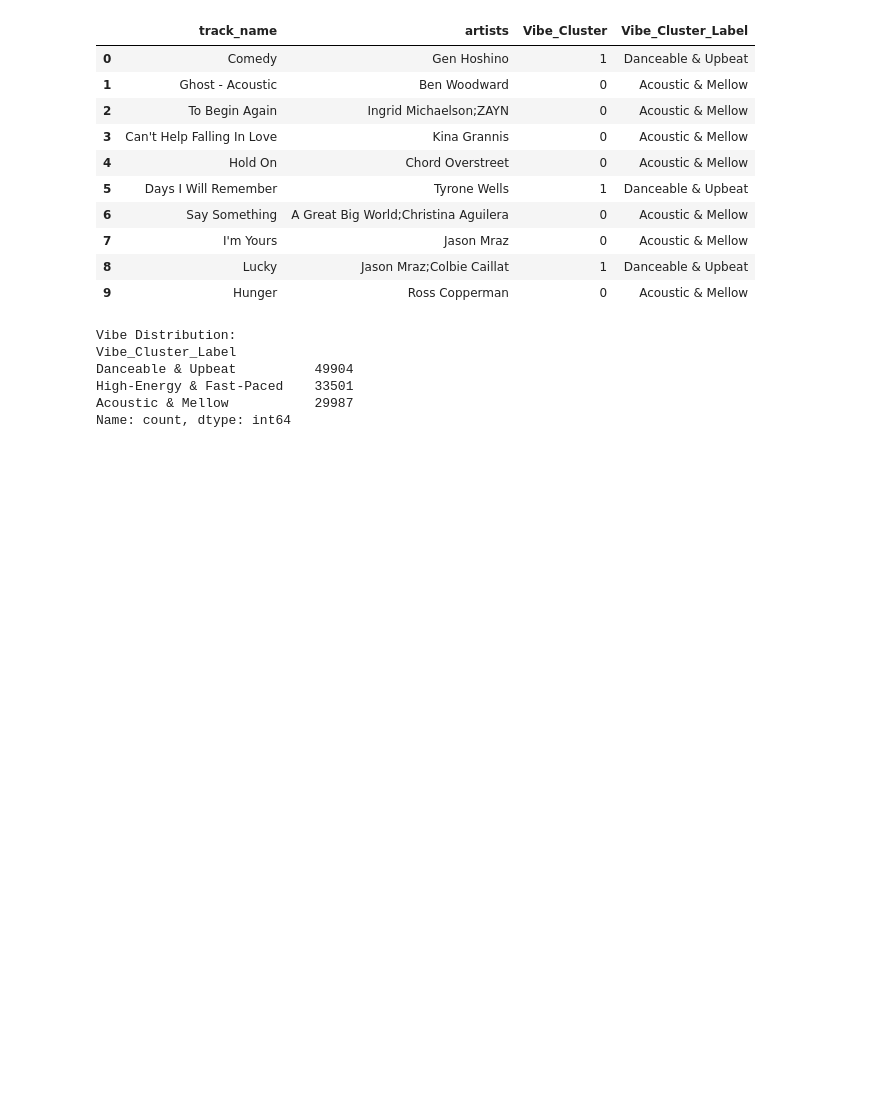
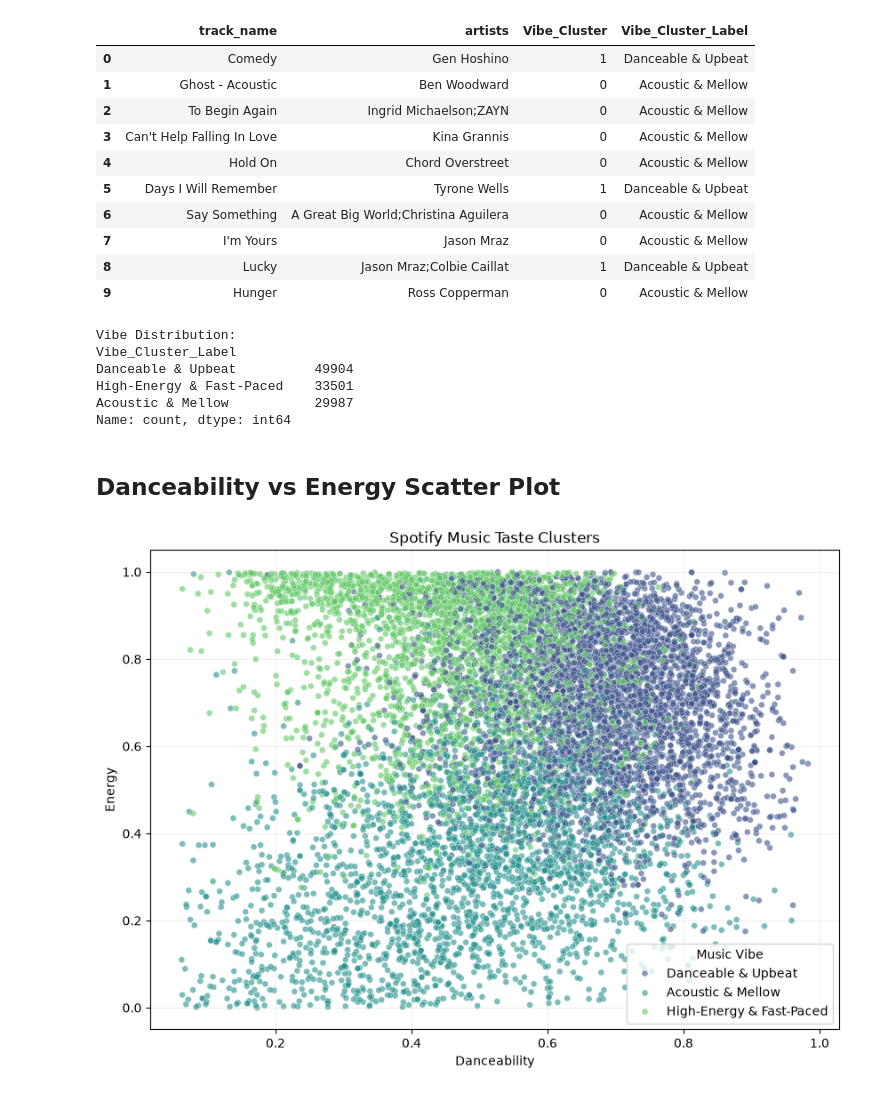
Before and after one commit to mdraihanmostafa746-coder/Spotify-Music-Taste-Clustering, a Jupyter notebook: notebooks/spotify_clustering.ipynb, the cells around one changed output. Drawn from its saved outputs; the diff is of its cells as text; code cells hidden in the pictures; blank space fills up the shorter version.

Commit message:
Build Spotify music clustering pipeline with KMeans

```diff
--- a/notebooks/spotify_clustering.ipynb
+++ b/notebooks/spotify_clustering.ipynb
@@ -482,3 +482,5 @@ Danceable & Upbeat          49904
 High-Energy & Fast-Paced    33501
 Acoustic & Mellow           29987
 Name: count, dtype: int64
+# %% [markdown]
+## Danceability vs Energy Scatter Plot
@@ -484,0 +489,30 @@ Name: count, dtype: int64
+# %%
+# Visualize Music Clusters
+
+plt.figure(figsize=(10, 7))
+
+sns.scatterplot(
+    data=df_clean.sample(n=10000, random_state=42),
+    x="danceability",
+    y="energy",
+    hue="Vibe_Cluster_Label",
+    palette="viridis",
+    alpha=0.6,
+    s=25
+)
+
+plt.title("Spotify Music Taste Clusters")
+plt.xlabel("Danceability")
+plt.ylabel("Energy")
+plt.legend(title="Music Vibe")
+plt.grid(alpha=0.2)
+
+plt.savefig(
+    "/Applications/Coding/3rd_Semester/Classroom/AI ML-1 Lab/PCA_2/Spotify-Music-Taste-Clustering/outputs/music_clusters.png",
+    dpi=300,
+    bbox_inches="tight"
+)
+
+plt.show()
+# %% [output]
+[figure, added]
```
Also changed, not shown: parts of 2 cells of this notebook.
